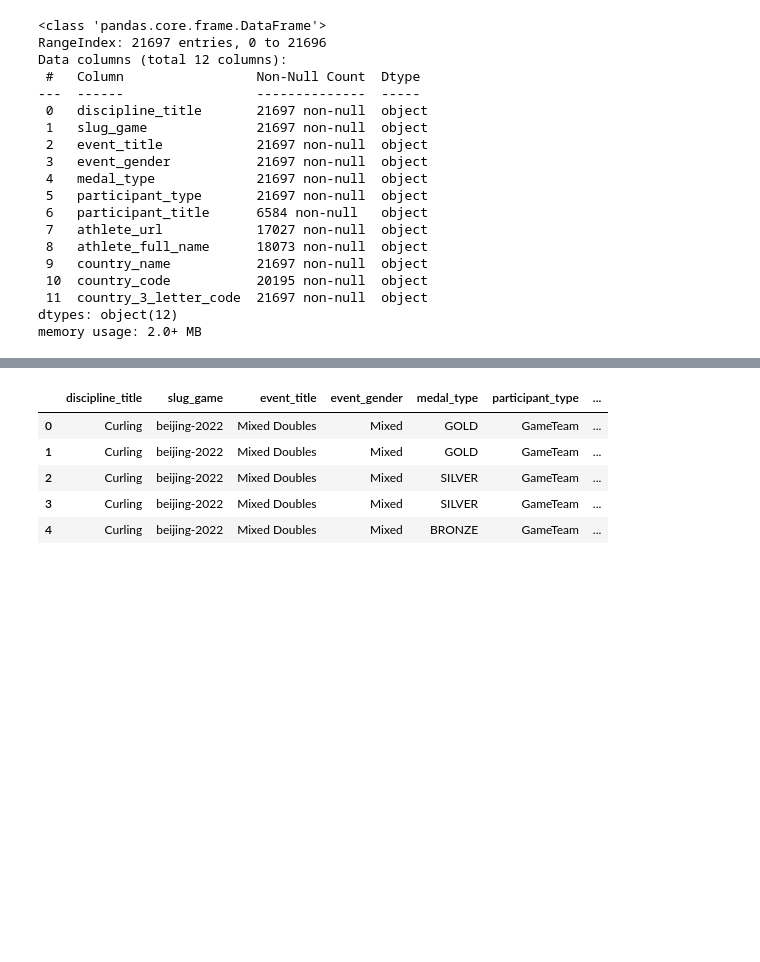
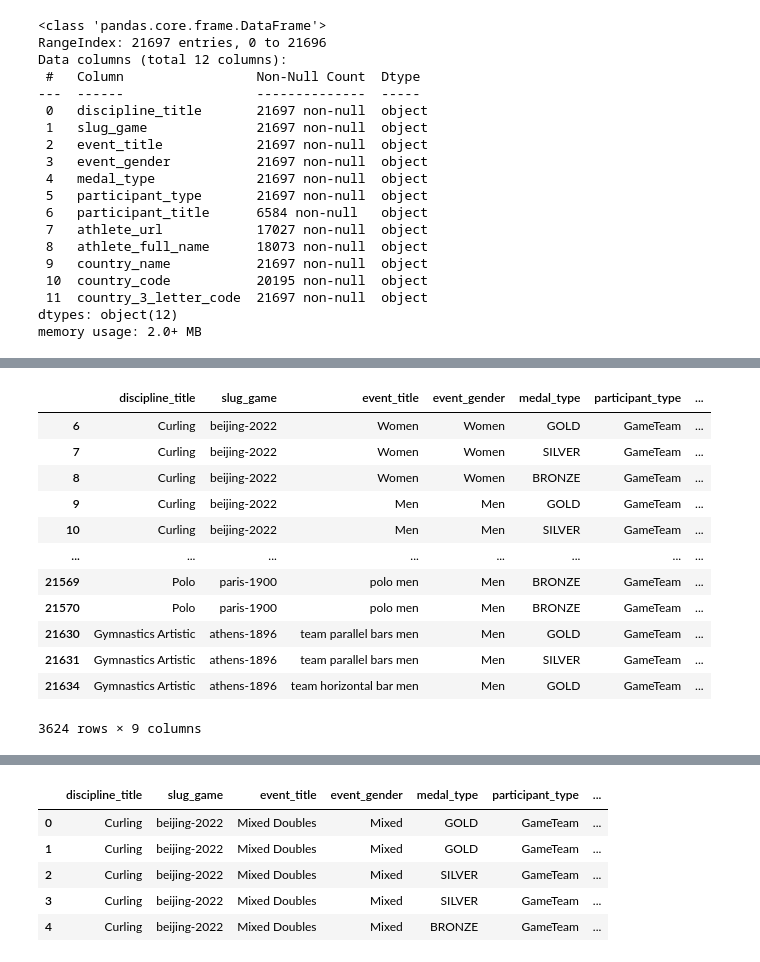
Before and after one commit to Mariadelmardp/Curso-ML, a Jupyter notebook: EDA_Olympic_games/EDA_olympic_medal.ipynb, the cells around one changed output, grey strips where cells are left out. Cells and saved outputs as stored; diff of their text form; code cells hidden in the pictures; blank space fills up the shorter version.

```diff
--- a/EDA_Olympic_games/EDA_olympic_medal.ipynb
+++ b/EDA_Olympic_games/EDA_olympic_medal.ipynb
@@ -47,0 +51,21 @@ medals['athlete_full_name'].duplicated().sum()
+# %%
+cols_to_drop = ['athlete_url', 'participant_title', 'country_code']
+medals.drop(columns=cols_to_drop, inplace=True, errors='ignore')
+# %%
+# Antes de sustituir los nulos por 'unknown' quiero ver esos datos a ver si puedo intuir porque son nulos.
+nulos_fullname=medals[medals['athlete_full_name'].isnull()]
+nulos_fullname
+# %% [output]
+|  | discipline_title | slug_game | event_title | event_gender | medal_type | participant_type | ... |
+| 6 | Curling | beijing-2022 | Women | Women | GOLD | GameTeam | ... |
+| 7 | Curling | beijing-2022 | Women | Women | SILVER | GameTeam | ... |
+| 8 | Curling | beijing-2022 | Women | Women | BRONZE | GameTeam | ... |
+| 9 | Curling | beijing-2022 | Men | Men | GOLD | GameTeam | ... |
+| 10 | Curling | beijing-2022 | Men | Men | SILVER | GameTeam | ... |
+| ... | ... | ... | ... | ... | ... | ... | ... |
+| 21569 | Polo | paris-1900 | polo men | Men | BRONZE | GameTeam | ... |
+| 21570 | Polo | paris-1900 | polo men | Men | BRONZE | GameTeam | ... |
+| 21630 | Gymnastics Artistic | athens-1896 | team parallel bars men | Men | GOLD | GameTeam | ... |
+| 21631 | Gymnastics Artistic | athens-1896 | team parallel bars men | Men | SILVER | GameTeam | ... |
+| 21634 | Gymnastics Artistic | athens-1896 | team horizontal bar men | Men | GOLD | GameTeam | ... |
+3624 rows × 9 columns
```
Also changed, not shown: parts of 6 cells of this notebook.
